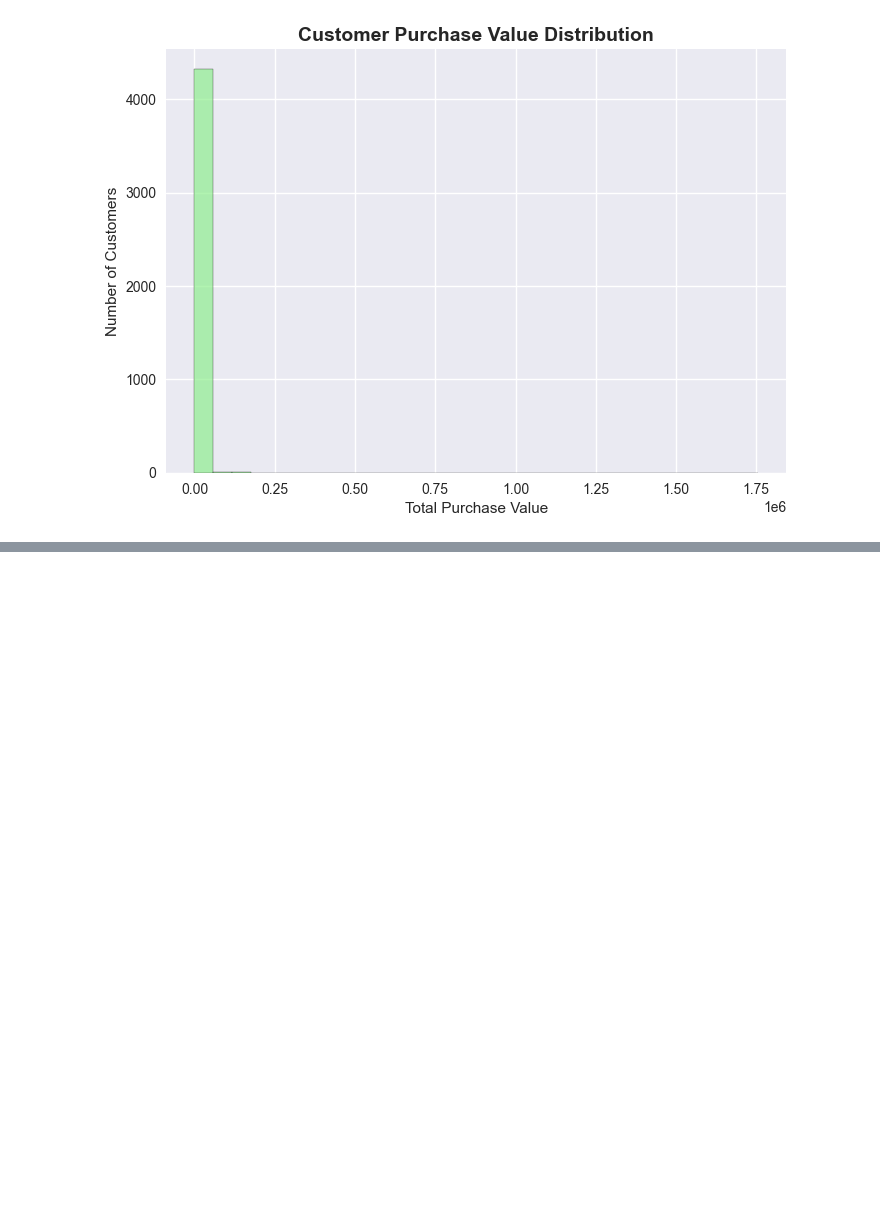
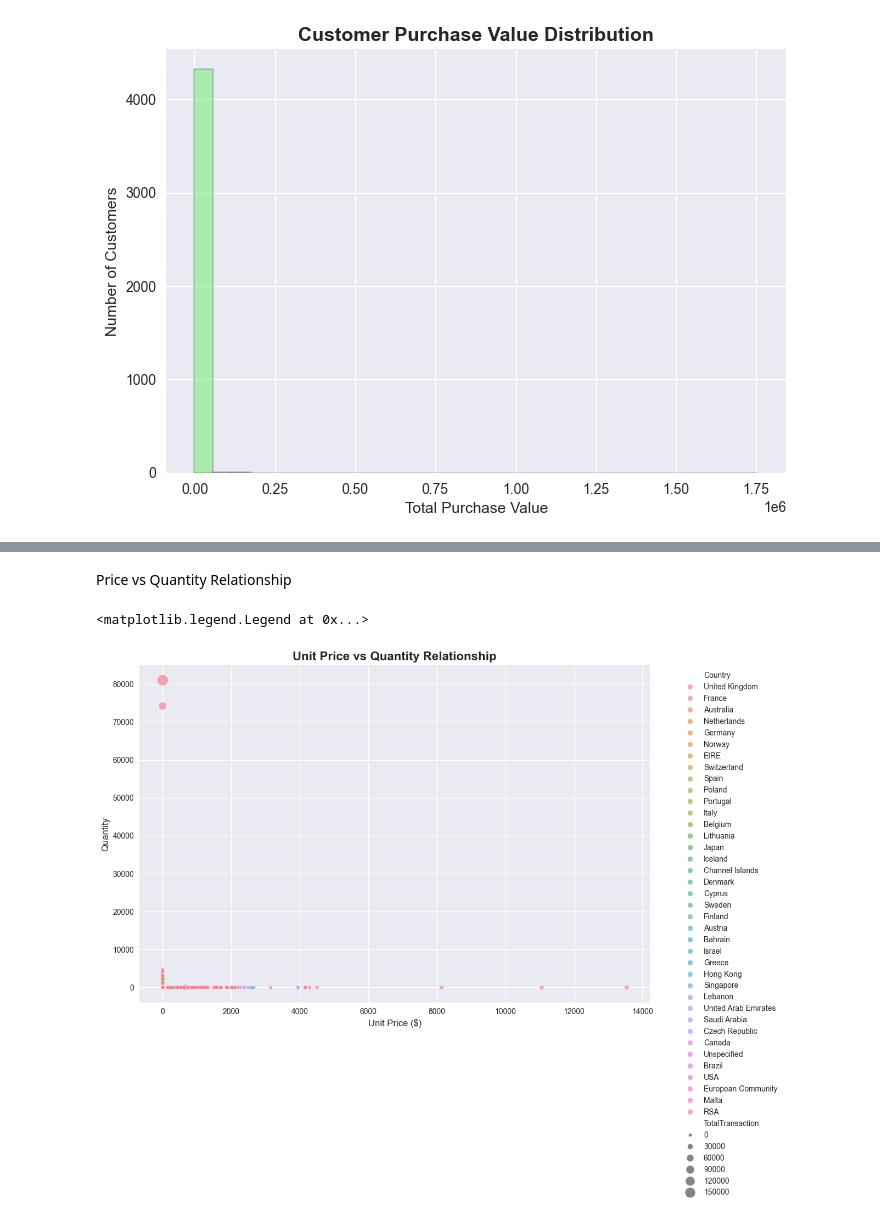
Before and after one commit to enjoy15/IFP, a Jupyter notebook: jupyter_notebooks/Data_Visualisation.ipynb, the cells around one changed output, grey strips where cells are left out. Saved outputs shown, nothing was run; the diff lists cells and outputs as text; code cells hidden in the pictures; blank space fills up the shorter version.

```diff
--- a/jupyter_notebooks/Data_Visualisation.ipynb
+++ b/jupyter_notebooks/Data_Visualisation.ipynb
@@ -139,0 +176,13 @@ Text(0, 0.5, 'Number of Customers')
+# %% [markdown]
+Price vs Quantity Relationship
+# %%
+plt.figure(figsize=(12, 8))
+sns.scatterplot(data=df_cleaned, x='UnitPrice', y='Quantity',
+                hue='Country', size='TotalTransaction', sizes=(20, 200), alpha=0.6)
+plt.title('Unit Price vs Quantity Relationship', fontsize=16, fontweight='bold')
+plt.xlabel('Unit Price ($)', fontsize=12)
+plt.ylabel('Quantity', fontsize=12)
+plt.legend(bbox_to_anchor=(1.05, 1), loc='upper left')
+# %% [output]
+<matplotlib.legend.Legend at 0x...>
+[figure, added]
```
Also changed, not shown: parts of 30 cells of this notebook, 1 other file.
